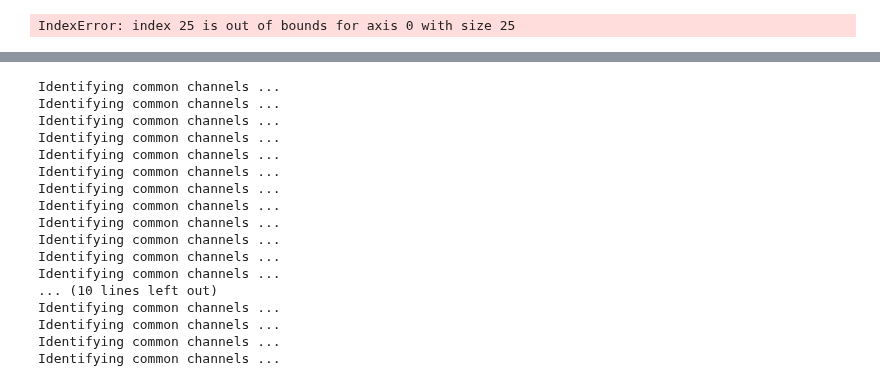
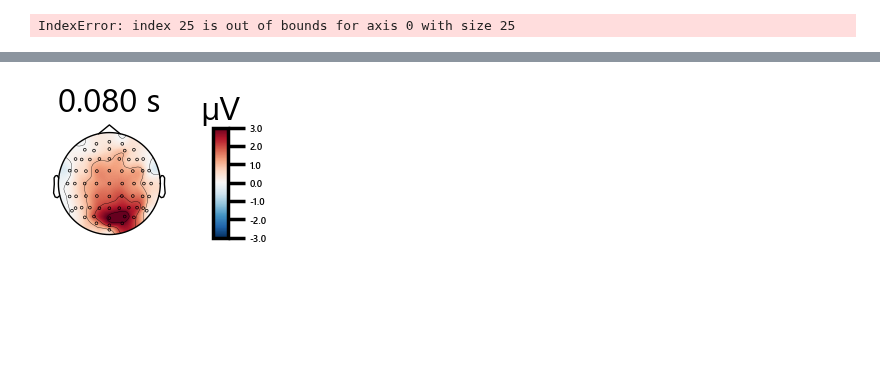
Before and after one commit to maxvanmigem/prediction-attention-v1-processing, a Jupyter notebook: plotting/localiser_plotting.ipynb, the cells around one changed output, grey strips where cells are left out. Drawn from its saved outputs; the diff is of its cells as text; code cells hidden in the pictures; blank space fills up the shorter version.

```diff
--- a/plotting/localiser_plotting.ipynb
+++ b/plotting/localiser_plotting.ipynb
@@ -173,7 +173,7 @@ for i in range(25):
 
     merged_ev = mne.grand_average(av_list).pick(roi_channels)
     ch,lat,amp = merged_ev.get_peak(ch_type='eeg',
-                                tmin=0.06,tmax=0.9,
+                                tmin=0.06,tmax=0.095,
                                 return_amplitude=True)
     all_pos.append(dict(zip(peak_properties,(ch,lat,amp))))
 
@@ -186,24 +186,6 @@ for i in range(25):
     # mne.viz.plot_compare_evokeds(epoch_set1, picks= 'Pz', vlines=[0.05,0.1],ylim=dict(eeg=scale))
     # mne.viz.plot_compare_evokeds(epoch_set1,picks='POz',vlines=[0.05,0.1],ylim=dict(eeg=scale))
 grand_av_merged = mne.grand_average(merged_ev_for_peak)
-# %% [output]
-Identifying common channels ...
-Identifying common channels ...
-Identifying common channels ...
-Identifying common channels ...
-Identifying common channels ...
-Identifying common channels ...
-Identifying common channels ...
-Identifying common channels ...
-Identifying common channels ...
-Identifying common channels ...
-Identifying common channels ...
-Identifying common channels ...
-... (10 lines left out)
-Identifying common channels ...
-Identifying common channels ...
-Identifying common channels ...
-Identifying common channels ...
 # %%
 grand_peak_ch_name, grand_peak_latency, grand_peak_amplitude = grand_av_merged.get_peak(ch_type='eeg',tmin=0.06,tmax=0.09,return_amplitude=True)
 # %%
@@ -308,8 +290,12 @@ grand_av_pos4.plot(picks=['PO3','POz','PO4'],)
 times = np.linspace(0.05, 0.15, 5)
 grand_av_pos1.plot_joint(times=times)
 # %%
-times = np.linspace(0.05, 0.11, 5)
-# grand_av_pos1.plot_topomap(ch_type="eeg", times=times, colorbar=True)
-# grand_av_pos2.plot_topomap(ch_type="eeg", times=times, colorbar=True)
-# grand_av_pos3.plot_topomap(ch_type="eeg", times=times, colorbar=True)
-grand_av_pos4.plot_topomap(ch_type="eeg", times=times, colorbar=True)
+times = np.linspace(0.08, 0.11, 1)
+range_top = (-3,3)
+
+# grand_av_pos1.plot_topomap(ch_type="eeg", times=times, colorbar=True,vlim=range_top,axes=None)
+# grand_av_pos2.plot_topomap(ch_type="eeg", times=times, colorbar=True,vlim=range_top)
+# grand_av_pos3.plot_topomap(ch_type="eeg", times=times, colorbar=True,vlim=range_top)
+grand_av_pos4.plot_topomap(ch_type="eeg", times=times, colorbar=True,vlim=range_top)
+# %% [output]
+[figure, added]
```
Also changed, not shown: parts of 7 cells of this notebook, 3 other files.
